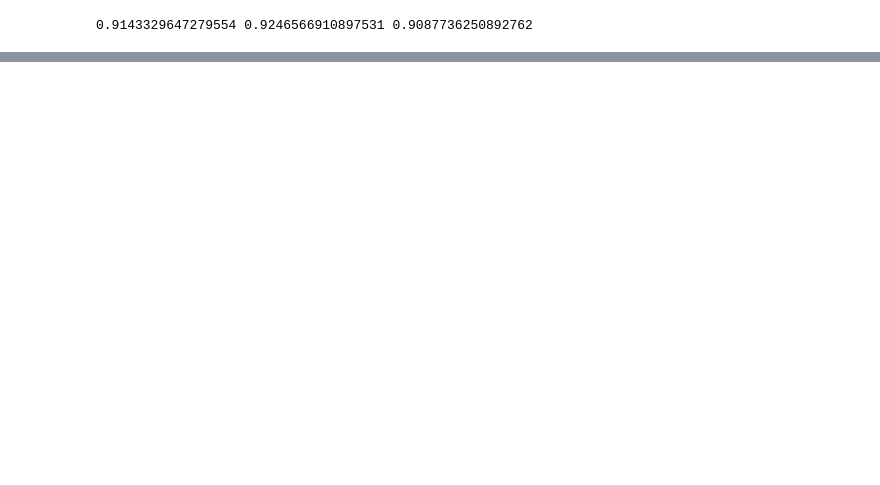
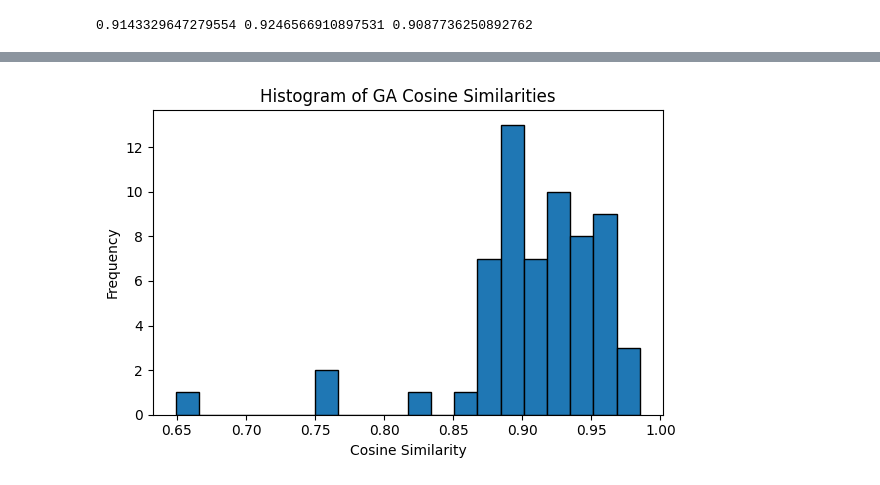
Before and after one commit to gyalpodongo/self-rag-education, a Jupyter notebook: script.ipynb, the cells around one changed output, grey strips where cells are left out. Cells and saved outputs as stored; diff of their text form; code cells hidden in the pictures; blank space fills up the shorter version.

```diff
--- a/script.ipynb
+++ b/script.ipynb
@@ -200,0 +238,12 @@ print(1-sa_avg, 1-ra_avg, 1-ga_avg)
+# %%
+plt.figure(figsize=(6, 4))
+plt.hist(ga_values, bins=20, edgecolor='black')
+plt.title("Histogram of GA Cosine Similarities")
+plt.xlabel("Cosine Similarity")
+plt.ylabel("Frequency")
+plt.tight_layout()
+plt.savefig("ga_histogram.png")  # Save the histogram as a PNG file
+plt.show()
+plt.close()  # Close the current figure
+# %% [output]
+[figure, added]
```
Also changed, not shown: parts of 3 cells of this notebook, 3 other files.
